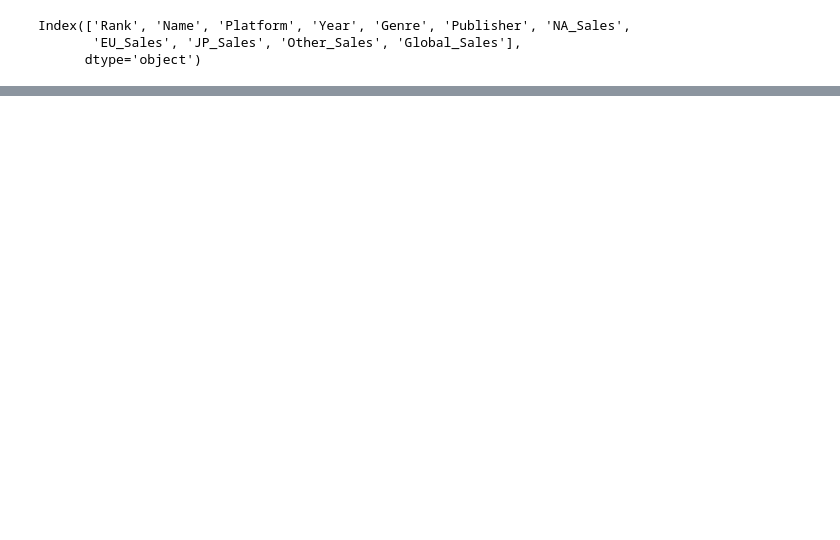
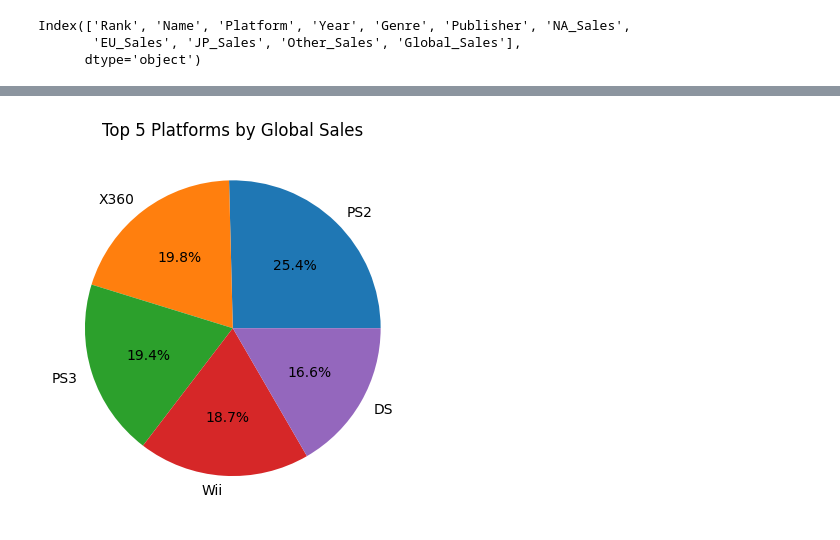
Before and after one commit to Imareeba2932/Video-Game-Analysis, a Jupyter notebook: Python/analysis.ipynb, the cells around one changed output, grey strips where cells are left out. Drawn from its saved outputs; the diff is of its cells as text; code cells hidden in the pictures; blank space fills up the shorter version.

```diff
--- a/Python/analysis.ipynb
+++ b/Python/analysis.ipynb
@@ -20,0 +172,9 @@ Index(['Rank', 'Name', 'Platform', 'Year', 'Genre', 'Publisher', 'NA_Sales',
+# %%
+top_platforms = df.groupby('Platform')['Global_Sales'].sum().nlargest(5)
+
+
+plt.pie(top_platforms.values, labels=top_platforms.index, autopct='%1.1f%%')
+plt.title('Top 5 Platforms by Global Sales')
+plt.show()
+# %% [output]
+[figure, added]
```
Also changed, not shown: parts of 11 cells of this notebook, 39 other files.
